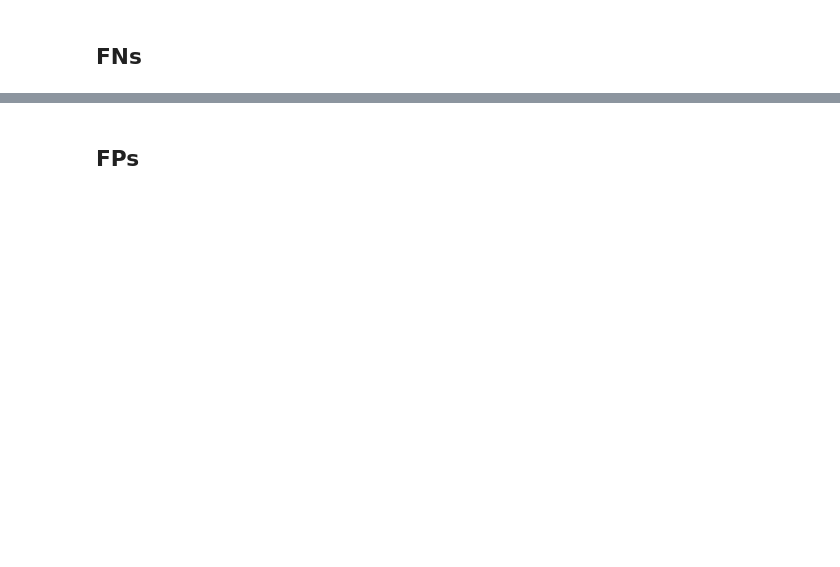
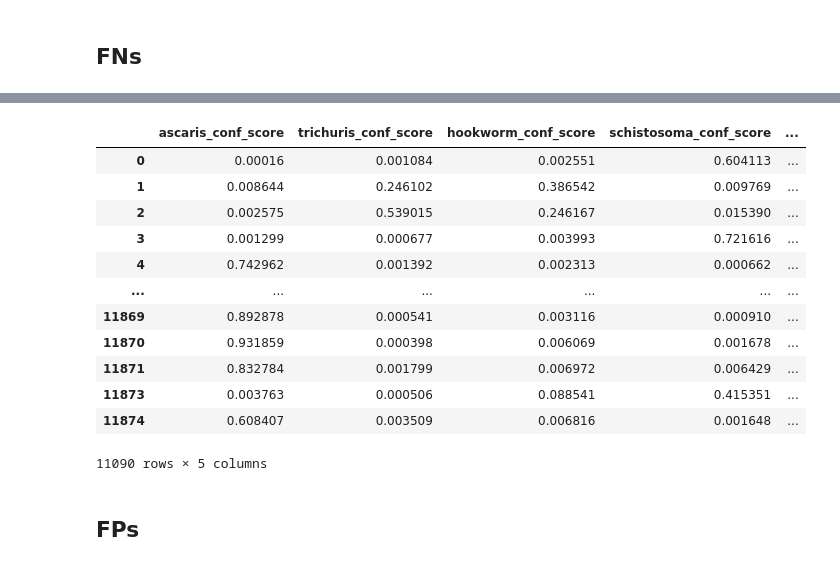
Before and after one commit to mohliyet/conformal_prediction, a Jupyter notebook: crepes_hinge_background.ipynb, the cells around one changed output, grey strips where cells are left out. Saved outputs shown, nothing was run; the diff lists cells and outputs as text; code cells hidden in the pictures; blank space fills up the shorter version.

```diff
--- a/crepes_hinge_background.ipynb
+++ b/crepes_hinge_background.ipynb
@@ -369,3 +415,19 @@ counts_df
+# %%
+df_testing[['ascaris_conf_score','trichuris_conf_score','hookworm_conf_score','schistosoma_conf_score','background_conf_score']]
+# %% [output]
+|  | ascaris_conf_score | trichuris_conf_score | hookworm_conf_score | schistosoma_conf_score | ... |
+| 0 | 0.00016 | 0.001084 | 0.002551 | 0.604113 | ... |
+| 1 | 0.008644 | 0.246102 | 0.386542 | 0.009769 | ... |
+| 2 | 0.002575 | 0.539015 | 0.246167 | 0.015390 | ... |
+| 3 | 0.001299 | 0.000677 | 0.003993 | 0.721616 | ... |
+| 4 | 0.742962 | 0.001392 | 0.002313 | 0.000662 | ... |
+| ... | ... | ... | ... | ... | ... |
+| 11869 | 0.892878 | 0.000541 | 0.003116 | 0.000910 | ... |
+| 11870 | 0.931859 | 0.000398 | 0.006069 | 0.001678 | ... |
+| 11871 | 0.832784 | 0.001799 | 0.006972 | 0.006429 | ... |
+| 11873 | 0.003763 | 0.000506 | 0.088541 | 0.415351 | ... |
+| 11874 | 0.608407 | 0.003509 | 0.006816 | 0.001648 | ... |
+11090 rows × 5 columns
 # %% [markdown]
 ## FPs
 # %%
```
Also changed, not shown: parts of 5 cells of this notebook.
